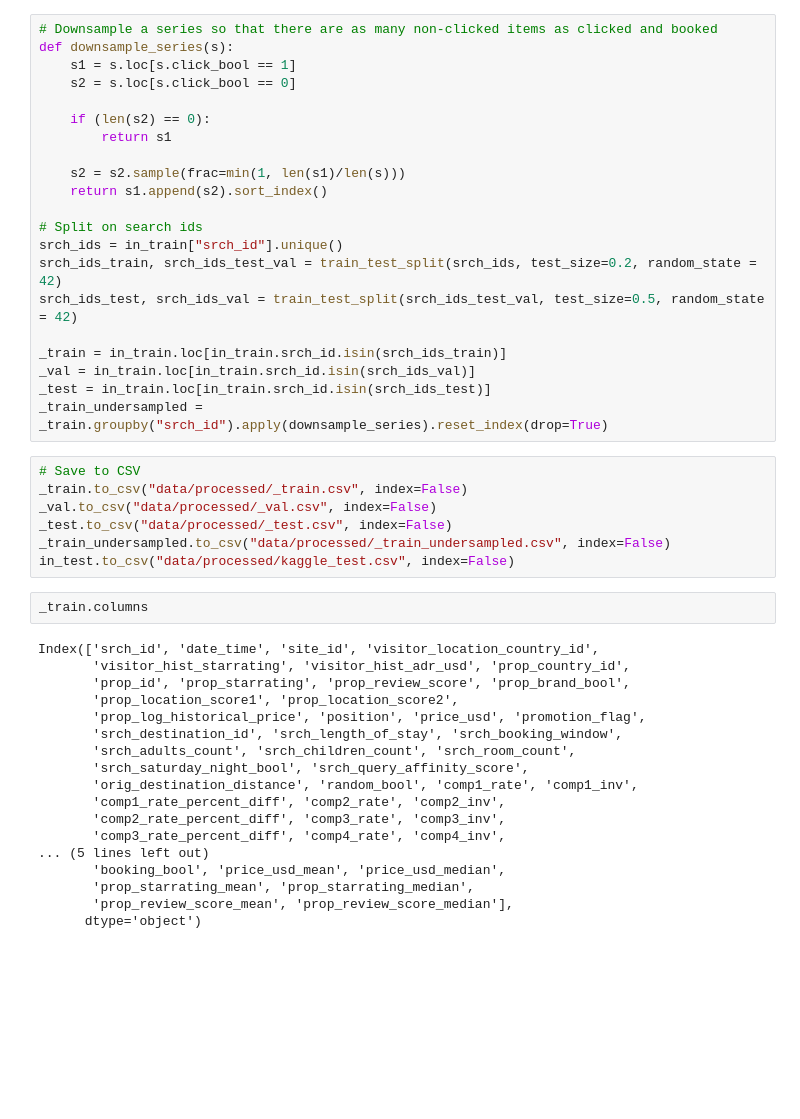
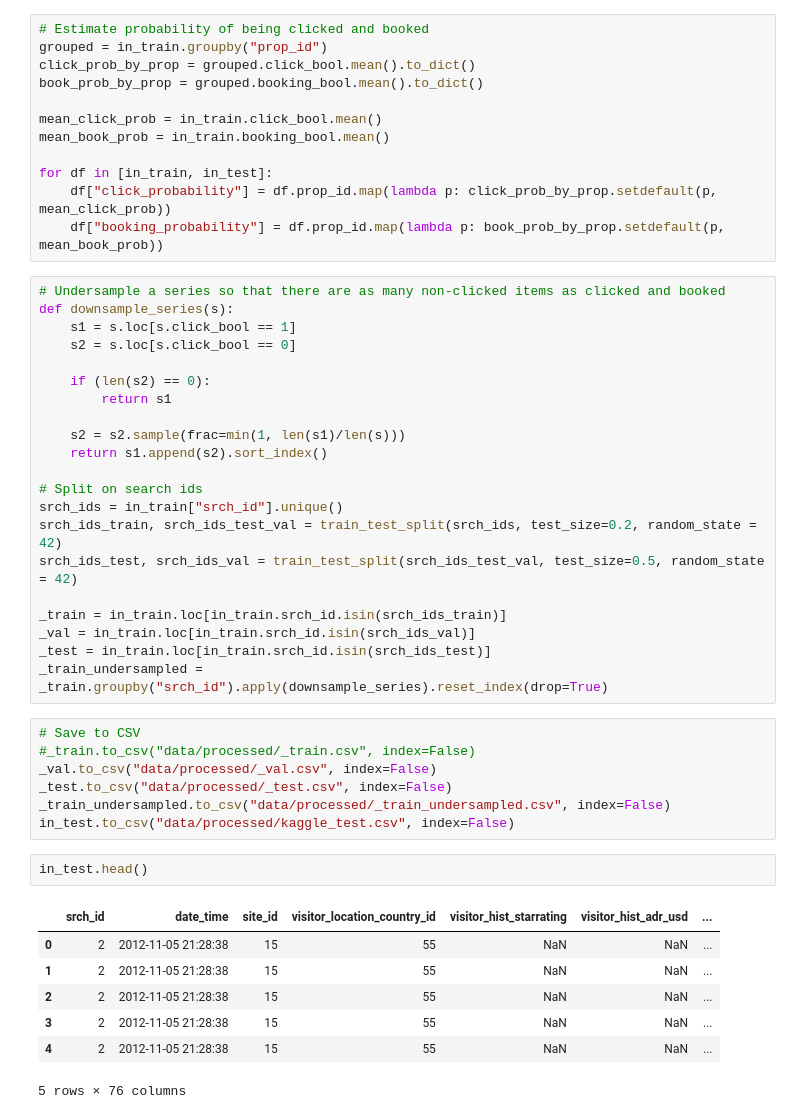
Before and after one commit to awday/DMT-23, a Jupyter notebook: Assignment2/LambdaMART/Undersample.ipynb, the cells around one changed output. Saved outputs shown, nothing was run; the diff lists cells and outputs as text; blank space fills up the shorter version.

Commit message:
Added click and booking probability

```diff
--- a/Assignment2/LambdaMART/Undersample.ipynb
+++ b/Assignment2/LambdaMART/Undersample.ipynb
@@ -51,5 +69,17 @@ KeyError: "['price_norm'] not in index"
+# %%
+# Estimate probability of being clicked and booked
+grouped = in_train.groupby("prop_id")
+click_prob_by_prop = grouped.click_bool.mean().to_dict()
+book_prob_by_prop = grouped.booking_bool.mean().to_dict()
+
+mean_click_prob = in_train.click_bool.mean()
+mean_book_prob = in_train.booking_bool.mean()
+
+for df in [in_train, in_test]:
+    df["click_probability"] = df.prop_id.map(lambda p: click_prob_by_prop.setdefault(p, mean_click_prob))
+    df["booking_probability"] = df.prop_id.map(lambda p: book_prob_by_prop.setdefault(p, mean_book_prob))
 # %%
-# Downsample a series so that there are as many non-clicked items as clicked and booked
+# Undersample a series so that there are as many non-clicked items as clicked and booked
 def downsample_series(s):
     s1 = s.loc[s.click_bool == 1]
     s2 = s.loc[s.click_bool == 0]
@@ -71,28 +101,18 @@ _test = in_train.loc[in_train.srch_id.isin(srch_ids_test)]
 _train_undersampled = _train.groupby("srch_id").apply(downsample_series).reset_index(drop=True)
 # %%
 # Save to CSV
-_train.to_csv("data/processed/_train.csv", index=False)
+#_train.to_csv("data/processed/_train.csv", index=False)
 _val.to_csv("data/processed/_val.csv", index=False)
 _test.to_csv("data/processed/_test.csv", index=False)
 _train_undersampled.to_csv("data/processed/_train_undersampled.csv", index=False)
 in_test.to_csv("data/processed/kaggle_test.csv", index=False)
-# %%
-_train.columns
-# %% [output]
-Index(['srch_id', 'date_time', 'site_id', 'visitor_location_country_id',
-       'visitor_hist_starrating', 'visitor_hist_adr_usd', 'prop_country_id',
-       'prop_id', 'prop_starrating', 'prop_review_score', 'prop_brand_bool',
-       'prop_location_score1', 'prop_location_score2',
-       'prop_log_historical_price', 'position', 'price_usd', 'promotion_flag',
-       'srch_destination_id', 'srch_length_of_stay', 'srch_booking_window',
-       'srch_adults_count', 'srch_children_count', 'srch_room_count',
-       'srch_saturday_night_bool', 'srch_query_affinity_score',
-       'orig_destination_distance', 'random_bool', 'comp1_rate', 'comp1_inv',
-       'comp1_rate_percent_diff', 'comp2_rate', 'comp2_inv',
-       'comp2_rate_percent_diff', 'comp3_rate', 'comp3_inv',
-       'comp3_rate_percent_diff', 'comp4_rate', 'comp4_inv',
-... (5 lines left out)
-       'booking_bool', 'price_usd_mean', 'price_usd_median',
-       'prop_starrating_mean', 'prop_starrating_median',
-       'prop_review_score_mean', 'prop_review_score_median'],
-      dtype='object')
+# %%
+in_test.head()
+# %% [output]
+|  | srch_id | date_time | site_id | visitor_location_country_id | visitor_hist_starrating | visitor_hist_adr_usd | ... |
+| 0 | 2 | 2012-11-05 21:28:38 | 15 | 55 | NaN | NaN | ... |
+| 1 | 2 | 2012-11-05 21:28:38 | 15 | 55 | NaN | NaN | ... |
+| 2 | 2 | 2012-11-05 21:28:38 | 15 | 55 | NaN | NaN | ... |
+| 3 | 2 | 2012-11-05 21:28:38 | 15 | 55 | NaN | NaN | ... |
+| 4 | 2 | 2012-11-05 21:28:38 | 15 | 55 | NaN | NaN | ... |
+5 rows × 76 columns
```
Also changed, not shown: parts of 4 cells of this notebook, 2 other files.
